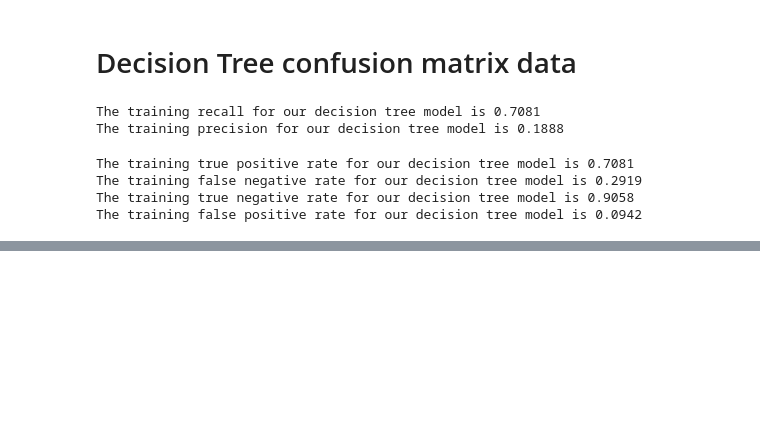
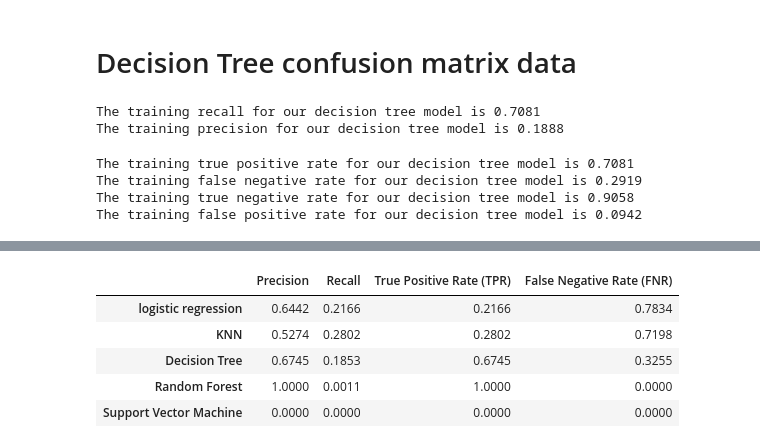
Before and after one commit to DrewAsh13/Erdos-2023_Project, a Jupyter notebook: Erdos_Project/Bank_Data_III.ipynb, the cells around one changed output, grey strips where cells are left out. Cells and saved outputs as stored; diff of their text form; code cells hidden in the pictures; blank space fills up the shorter version.

```diff
--- a/Erdos_Project/Bank_Data_III.ipynb
+++ b/Erdos_Project/Bank_Data_III.ipynb
@@ -793,0 +1020,9 @@ The training false positive rate for our decision tree model is 0.0942
+# %%
+model_summary
+# %% [output]
+|  | Precision | Recall | True Positive Rate (TPR) | False Negative Rate (FNR) |
+| logistic regression | 0.6442 | 0.2166 | 0.2166 | 0.7834 |
+| KNN | 0.5274 | 0.2802 | 0.2802 | 0.7198 |
+| Decision Tree | 0.6745 | 0.1853 | 0.6745 | 0.3255 |
+| Random Forest | 1.0000 | 0.0011 | 1.0000 | 0.0000 |
+| Support Vector Machine | 0.0000 | 0.0000 | 0.0000 | 0.0000 |
```
Also changed, not shown: parts of 41 cells of this notebook, 2 other files.
